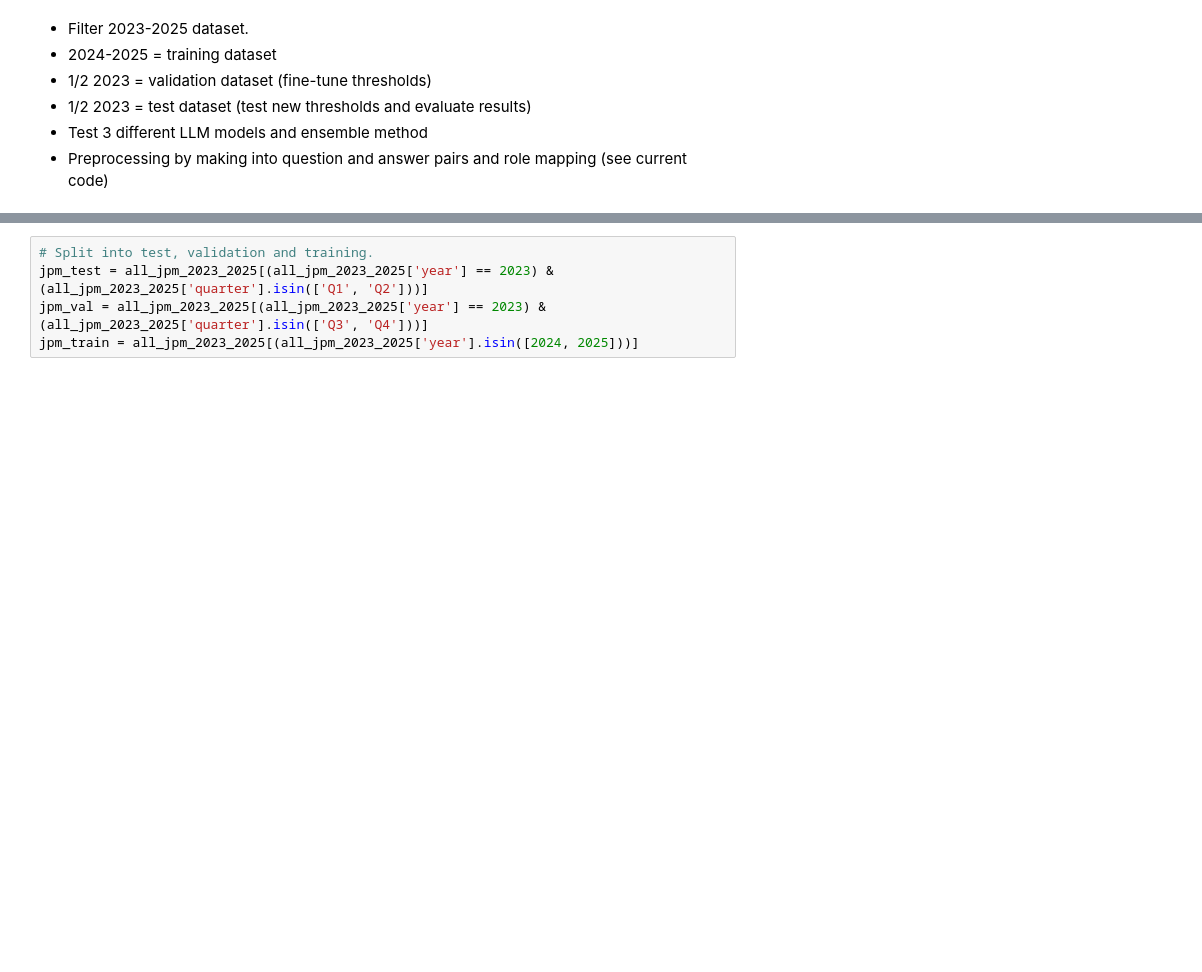
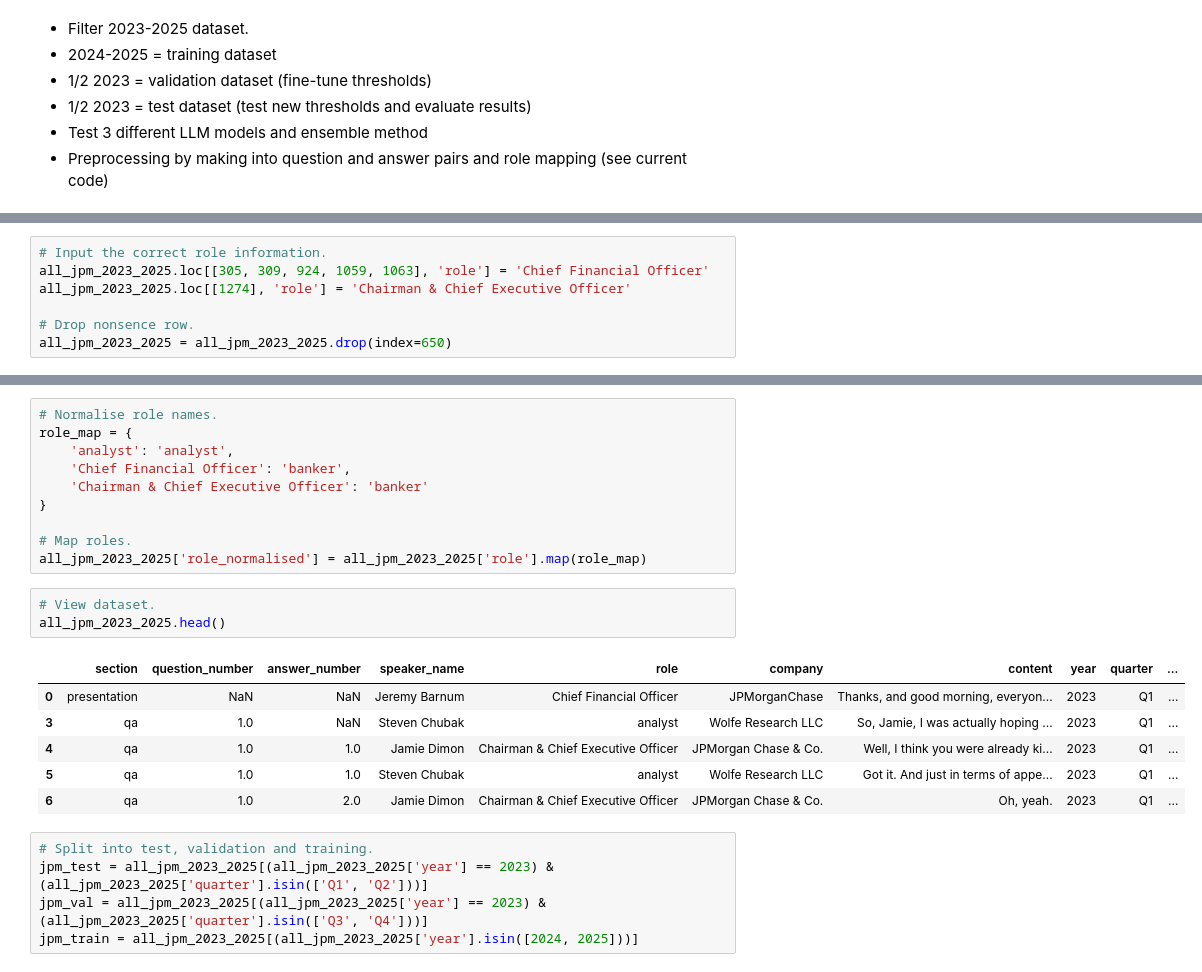
Before and after one commit to JSA10/cam_ds_ep_FinSight, a Jupyter notebook: notebooks/summarisation_evasion_LB.ipynb, the cells around one changed output, grey strips where cells are left out. Drawn from its saved outputs; the diff is of its cells as text; blank space fills up the shorter version.

```diff
--- a/notebooks/summarisation_evasion_LB.ipynb
+++ b/notebooks/summarisation_evasion_LB.ipynb
@@ -566,0 +565,7 @@ SyntaxError: cannot assign to expression here. Maybe you meant '==' instead of '
+# %%
+# Input the correct role information.
+all_jpm_2023_2025.loc[[305, 309, 924, 1059, 1063], 'role'] = 'Chief Financial Officer'
+all_jpm_2023_2025.loc[[1274], 'role'] = 'Chairman & Chief Executive Officer'
+
+# Drop nonsence row.
+all_jpm_2023_2025 = all_jpm_2023_2025.drop(index=650)
@@ -567,3 +578,23 @@ SyntaxError: cannot assign to expression here. Maybe you meant '==' instead of '
+# %%
+# Normalise role names.
+role_map = {
+    'analyst': 'analyst',
+    'Chief Financial Officer': 'banker',
+    'Chairman & Chief Executive Officer': 'banker'
+}
+
+# Map roles.
+all_jpm_2023_2025['role_normalised'] = all_jpm_2023_2025['role'].map(role_map)
+# %%
+# View dataset.
+all_jpm_2023_2025.head()
+# %% [output]
+|  | section | question_number | answer_number | speaker_name | role | company | content | year | quarter | ... |
+| 0 | presentation | NaN | NaN | Jeremy Barnum | Chief Financial Officer | JPMorganChase | Thanks, and good morning, everyon... | 2023 | Q1 | ... |
+| 3 | qa | 1.0 | NaN | Steven Chubak | analyst | Wolfe Research LLC | So, Jamie, I was actually hoping ... | 2023 | Q1 | ... |
+| 4 | qa | 1.0 | 1.0 | Jamie Dimon | Chairman & Chief Executive Officer | JPMorgan Chase & Co. | Well, I think you were already ki... | 2023 | Q1 | ... |
+| 5 | qa | 1.0 | 1.0 | Steven Chubak | analyst | Wolfe Research LLC | Got it. And just in terms of appe... | 2023 | Q1 | ... |
+| 6 | qa | 1.0 | 2.0 | Jamie Dimon | Chairman & Chief Executive Officer | JPMorgan Chase & Co. | Oh, yeah. | 2023 | Q1 | ... |
 # %%
 # Split into test, validation and training.
 jpm_test = all_jpm_2023_2025[(all_jpm_2023_2025['year'] == 2023) & (all_jpm_2023_2025['quarter'].isin(['Q1', 'Q2']))]
```
Also changed, not shown: parts of 27 cells of this notebook, 2 other files.
